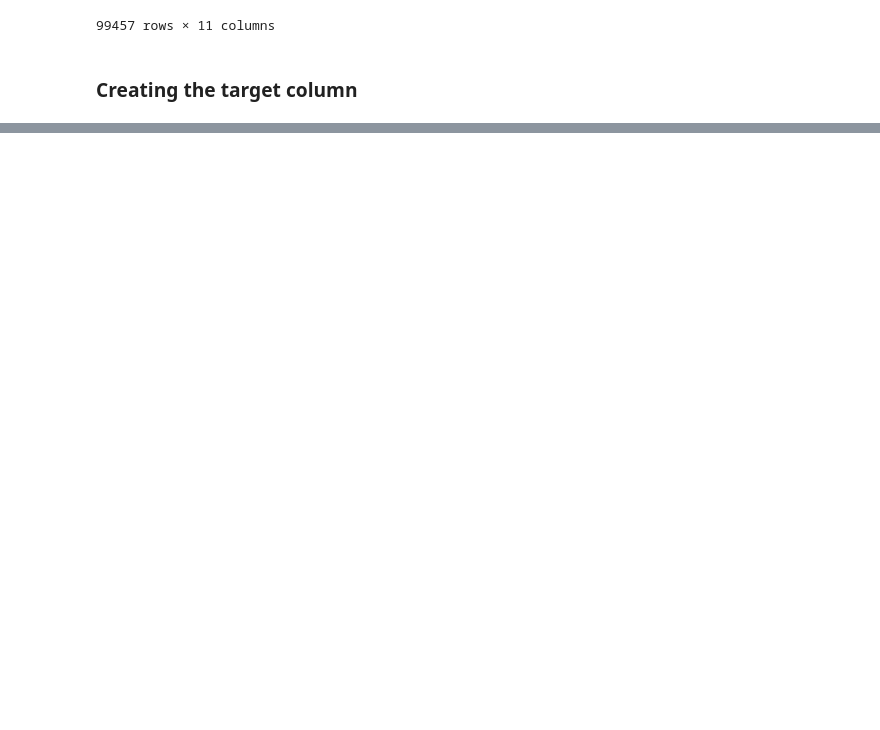
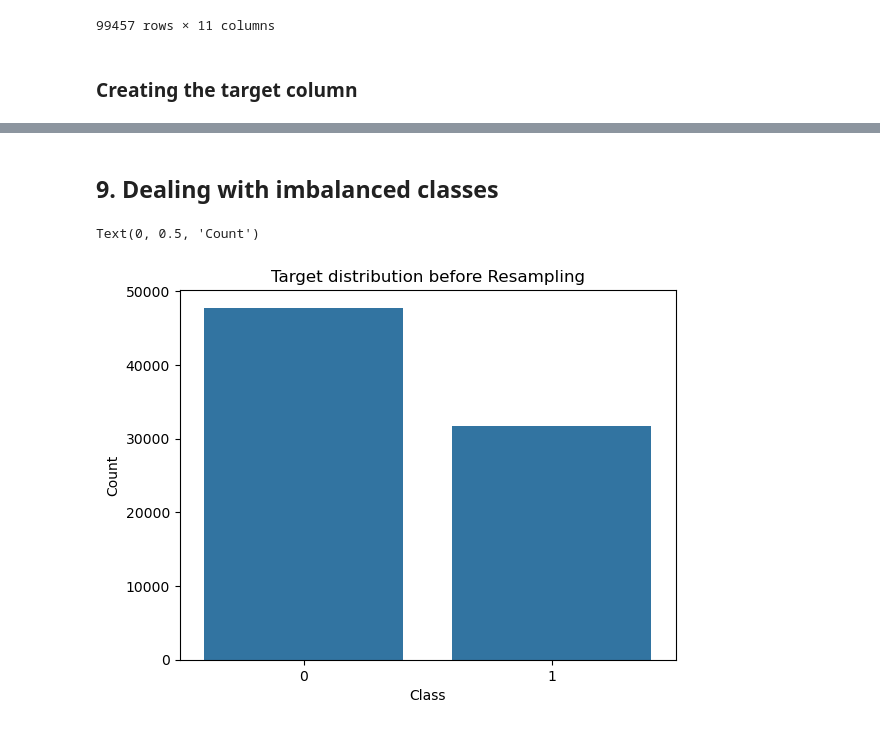
Before and after one commit to YoussifAhmed66/DEPI-Data-Preprocessing-3-Sales-dataset, a Jupyter notebook: 03 - Practical Task in session (Data Preprocessing Sales Dataset).ipynb, the cells around one changed output, grey strips where cells are left out. Saved outputs shown, nothing was run; the diff lists cells and outputs as text; code cells hidden in the pictures; blank space fills up the shorter version.

```diff
--- a/03 - Practical Task in session (Data Preprocessing Sales Dataset).ipynb
+++ b/03 - Practical Task in session (Data Preprocessing Sales Dataset).ipynb
@@ -346,0 +514,10 @@ df
+# %%
+from sklearn.preprocessing import MinMaxScaler
+
+cols = ["age", "quantity", "price", "total_spent"]
+scaler = MinMaxScaler()
+
+scaler.fit(df[cols])
+
+df_processed = df_encoded.copy()
+df_processed[cols] = scaler.transform(df[cols])
@@ -346,0 +553,4 @@ df
+# %%
+
+x = df_processed.drop("target", axis = 1)
+x.head()
@@ -346,0 +564,3 @@ df
+# %%
+y = df_processed['target']
+y
@@ -346,0 +595,5 @@ df
+# %%
+x_train, x_test, y_train, y_test = train_test_split(x, y, test_size = 0.2,stratify = y, random_state = 42)
+print('Without stratify: ')
+print(y_train.value_counts(normalize = True))
+print(y_test.value_counts(normalize = True))
@@ -346,0 +610,10 @@ df
+# %% [markdown]
+## 9. Dealing with imbalanced classes
+# %%
+sns.countplot(x=y_train)
+plt.title("Target distribution before Resampling")
+plt.xlabel("Class")
+plt.ylabel("Count")
+# %% [output]
+Text(0, 0.5, 'Count')
+[figure, added]
```
Also changed, not shown: parts of 67 cells of this notebook.
